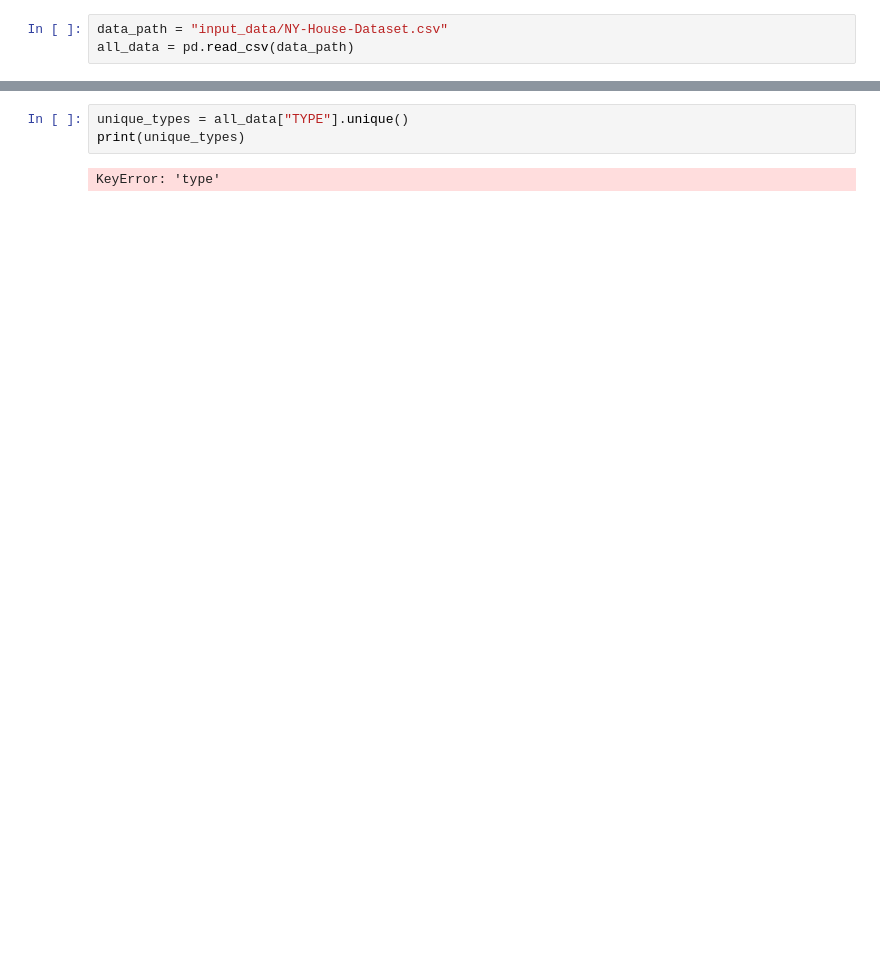
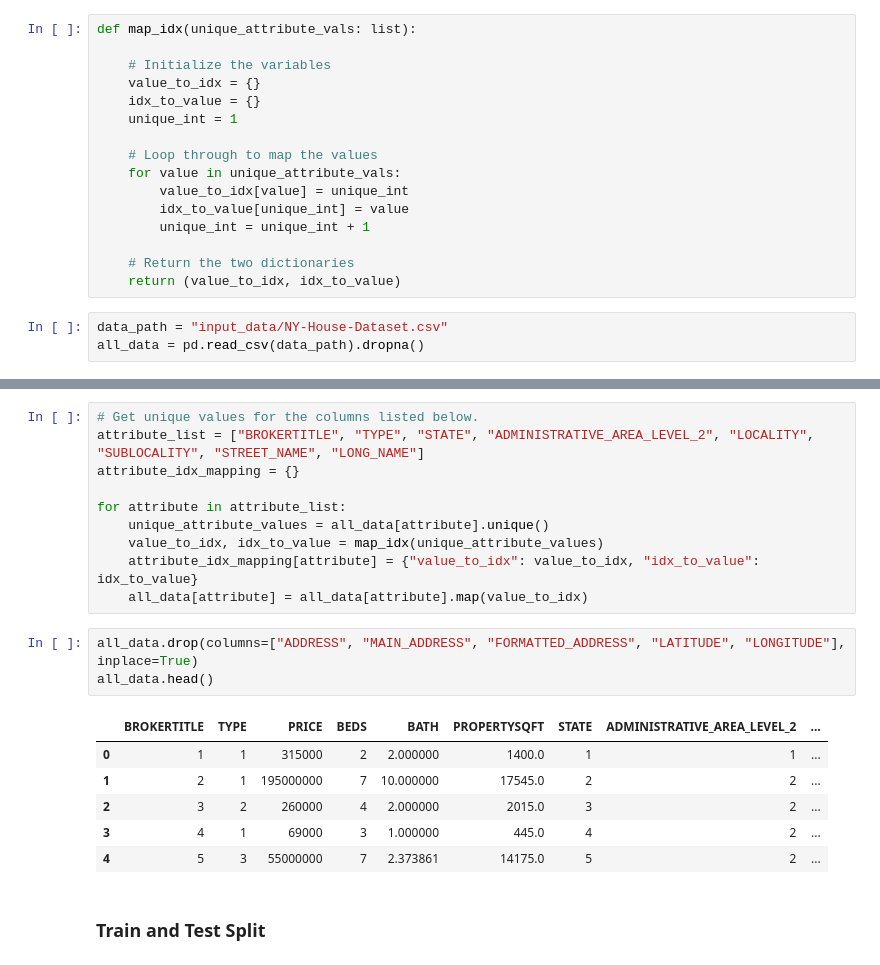
Before and after one commit to vik01/house_price_modeling, a Jupyter notebook: baseline_model.ipynb, the cells around one changed output, grey strips where cells are left out. Cells and saved outputs as stored; diff of their text form; blank space fills up the shorter version.

```diff
--- a/baseline_model.ipynb
+++ b/baseline_model.ipynb
@@ -4,6 +7,22 @@ import pandas as pd
+# %%
+def map_idx(unique_attribute_vals: list):
+
+    # Initialize the variables
+    value_to_idx = {}
+    idx_to_value = {}
+    unique_int = 1
+
+    # Loop through to map the values
+    for value in unique_attribute_vals:
+        value_to_idx[value] = unique_int
+        idx_to_value[unique_int] = value
+        unique_int = unique_int + 1
+
+    # Return the two dictionaries
+    return (value_to_idx, idx_to_value)
 # %%
 data_path = "input_data/NY-House-Dataset.csv"
-all_data = pd.read_csv(data_path)
+all_data = pd.read_csv(data_path).dropna()
 # %%
 all_data.head()
 # %% [output]
@@ -13,8 +32,25 @@ all_data.head()
 | 2 | Brokered by Sowae Corp | House for sale | 260000 | 4 | 2.000000 | 2015.0 | 620 Sinclair Ave | Staten Island, NY 10312 | 620 Sinclair AveStaten Island, NY... | ... |
 | 3 | Brokered by COMPASS | Condo for sale | 69000 | 3 | 1.000000 | 445.0 | 2 E 55th St Unit 908W33 | Manhattan, NY 10022 | 2 E 55th St Unit 908W33Manhattan,... | ... |
 | 4 | Brokered by Sotheby's Internation... | Townhouse for sale | 55000000 | 7 | 2.373861 | 14175.0 | 5 E 64th St | New York, NY 10065 | 5 E 64th StNew York, NY 10065 | ... |
-# %%
-unique_types = all_data["TYPE"].unique()
-print(unique_types)
-# %% [output]
-KeyError: 'type'
+# %%
+# Get unique values for the columns listed below.
+attribute_list = ["BROKERTITLE", "TYPE", "STATE", "ADMINISTRATIVE_AREA_LEVEL_2", "LOCALITY", "SUBLOCALITY", "STREET_NAME", "LONG_NAME"]
+attribute_idx_mapping = {}
+
+for attribute in attribute_list:
+    unique_attribute_values = all_data[attribute].unique()
+    value_to_idx, idx_to_value = map_idx(unique_attribute_values)
+    attribute_idx_mapping[attribute] = {"value_to_idx": value_to_idx, "idx_to_value": idx_to_value}
+    all_data[attribute] = all_data[attribute].map(value_to_idx)
+# %%
+all_data.drop(columns=["ADDRESS", "MAIN_ADDRESS", "FORMATTED_ADDRESS", "LATITUDE", "LONGITUDE"], inplace=True)
+all_data.head()
+# %% [output]
+|  | BROKERTITLE | TYPE | PRICE | BEDS | BATH | PROPERTYSQFT | STATE | ADMINISTRATIVE_AREA_LEVEL_2 | ... |
+| 0 | 1 | 1 | 315000 | 2 | 2.000000 | 1400.0 | 1 | 1 | ... |
+| 1 | 2 | 1 | 195000000 | 7 | 10.000000 | 17545.0 | 2 | 2 | ... |
+| 2 | 3 | 2 | 260000 | 4 | 2.000000 | 2015.0 | 3 | 2 | ... |
+| 3 | 4 | 1 | 69000 | 3 | 1.000000 | 445.0 | 4 | 2 | ... |
+| 4 | 5 | 3 | 55000000 | 7 | 2.373861 | 14175.0 | 5 | 2 | ... |
+# %% [markdown]
+### Train and Test Split
```
Also changed, not shown: parts of 11 cells of this notebook.
